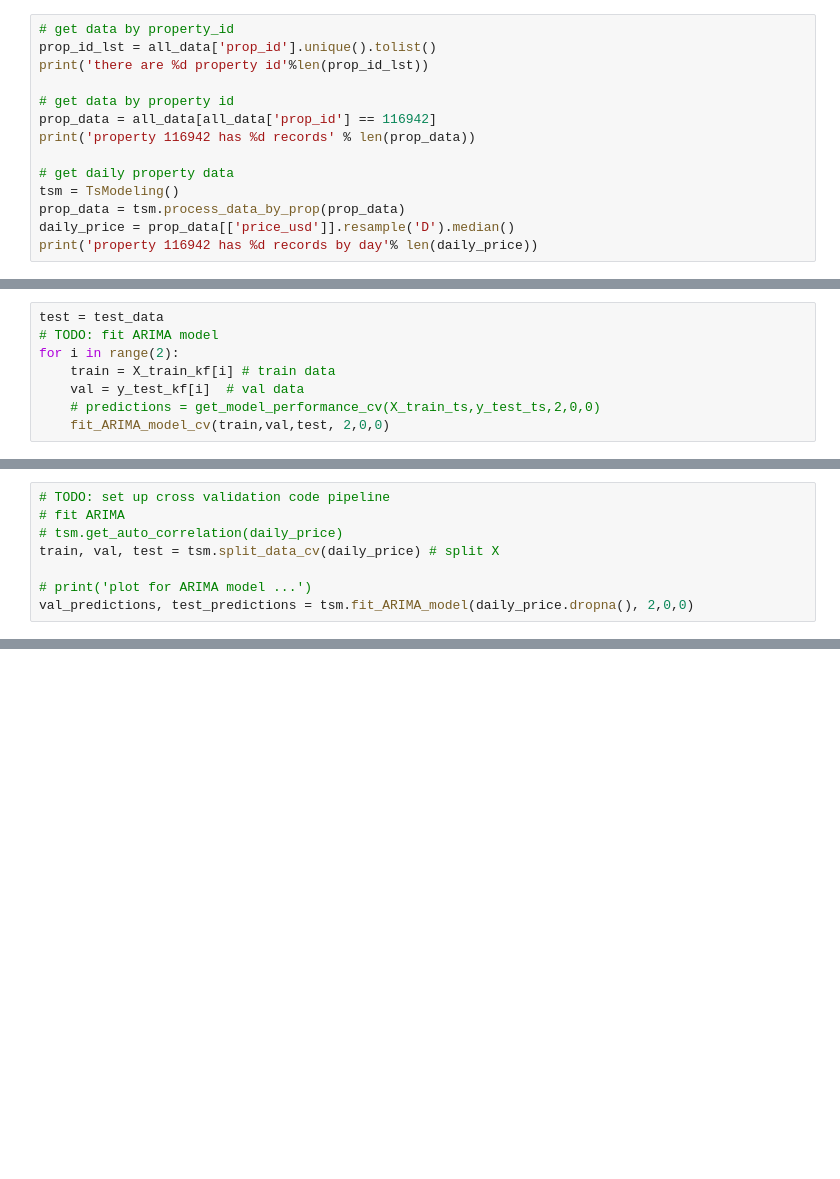
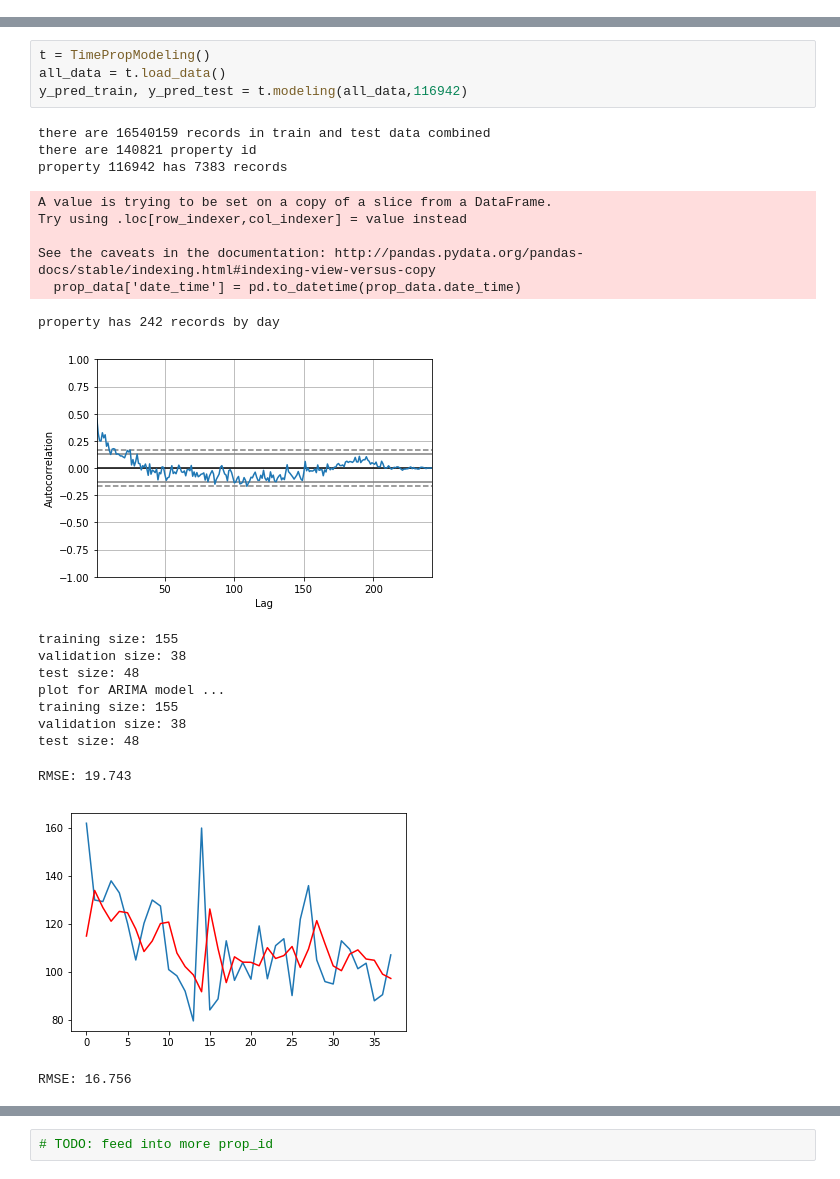
Before and after one commit to yuanlii/Expedia-hotel-price-prediction, a Jupyter notebook: time_property_modeling_v2.ipynb, the cells around one changed output, grey strips where cells are left out. Cells and saved outputs as stored; diff of their text form; blank space fills up the shorter version.

Commit message:
organize second-layer modeling

```diff
--- a/time_property_modeling_v2.ipynb
+++ b/time_property_modeling_v2.ipynb
@@ -35,14 +20,0 @@ there are 16540159 records in train and test data combined
-# %%
-# get data by property_id
-prop_id_lst = all_data['prop_id'].unique().tolist()
-print('there are %d property id'%len(prop_id_lst))
-
-# get data by property id
-prop_data = all_data[all_data['prop_id'] == 116942]
-print('property 116942 has %d records' % len(prop_data))
-
-# get daily property data
-tsm = TsModeling()
-prop_data = tsm.process_data_by_prop(prop_data)
-daily_price = prop_data[['price_usd']].resample('D').median()
-print('property 116942 has %d records by day'% len(daily_price))
@@ -184,8 +20,0 @@ test_data.head()
-# %%
-test = test_data
-# TODO: fit ARIMA model
-for i in range(2):
-    train = X_train_kf[i] # train data
-    val = y_test_kf[i]  # val data
-    # predictions = get_model_performance_cv(X_train_ts,y_test_ts,2,0,0)
-    fit_ARIMA_model_cv(train,val,test, 2,0,0)
@@ -196,8 +20,0 @@ val_predictions, test_predictions = tsm.fit_ARIMA_model(daily_price.dropna(), 2,
-# %%
-# TODO: set up cross validation code pipeline
-# fit ARIMA
-# tsm.get_auto_correlation(daily_price)
-train, val, test = tsm.split_data_cv(daily_price) # split X
-
-# print('plot for ARIMA model ...')
-val_predictions, test_predictions = tsm.fit_ARIMA_model(daily_price.dropna(), 2,0,0)
@@ -323,0 +109,25 @@ test rmse: 22
+# %%
+t = TimePropModeling()
+all_data = t.load_data()
+y_pred_train, y_pred_test = t.modeling(all_data,116942)
+# %% [output]
+there are 16540159 records in train and test data combined
+there are 140821 property id
+property 116942 has 7383 records
+A value is trying to be set on a copy of a slice from a DataFrame.
+Try using .loc[row_indexer,col_indexer] = value instead
+
+See the caveats in the documentation: http://pandas.pydata.org/pandas-docs/stable/indexing.html#indexing-view-versus-copy
+  prop_data['date_time'] = pd.to_datetime(prop_data.date_time)
+property has 242 records by day
+[figure, added]
+training size: 155
+validation size: 38
+test size: 48
+plot for ARIMA model ...
+training size: 155
+validation size: 38
+test size: 48
+RMSE: 19.743
+[figure, added]
+RMSE: 16.756
@@ -323,0 +184,2 @@ test rmse: 22
+# %%
+# TODO: feed into more prop_id
```
Also changed, not shown: parts of 27 cells of this notebook, 2 other files.
